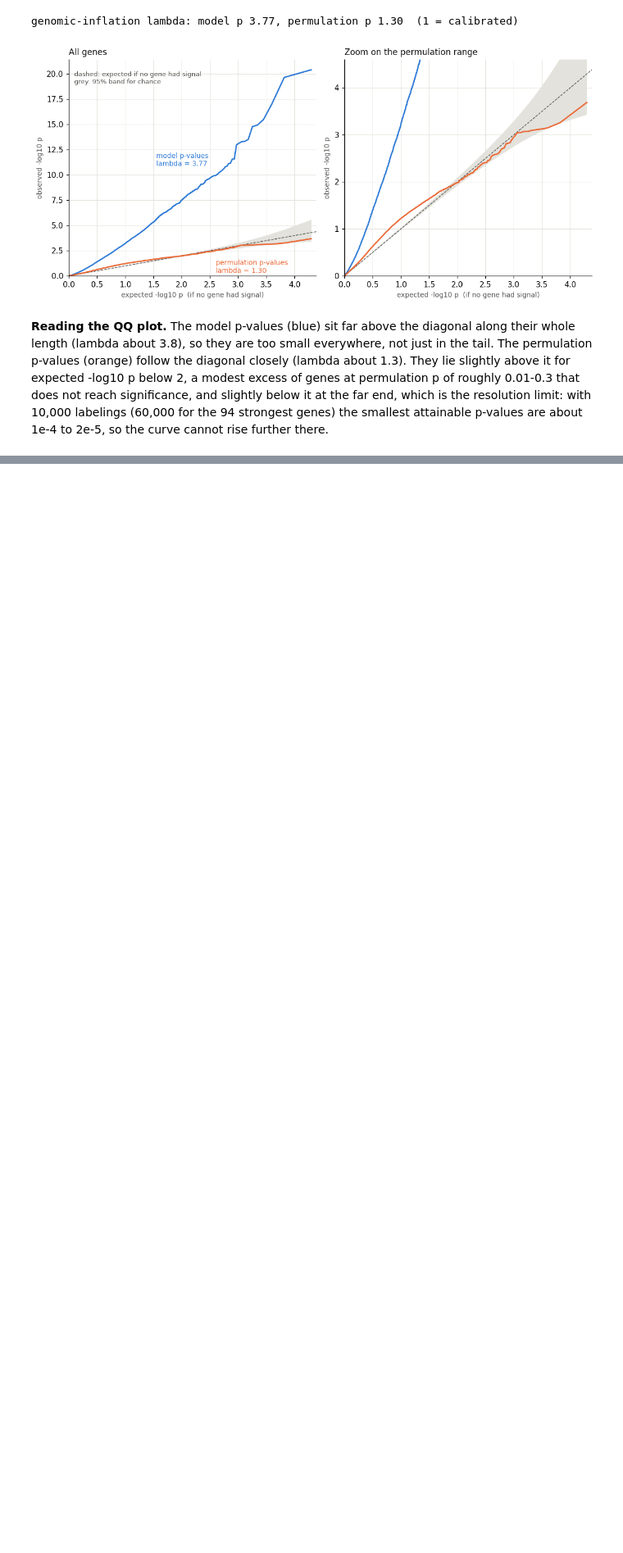
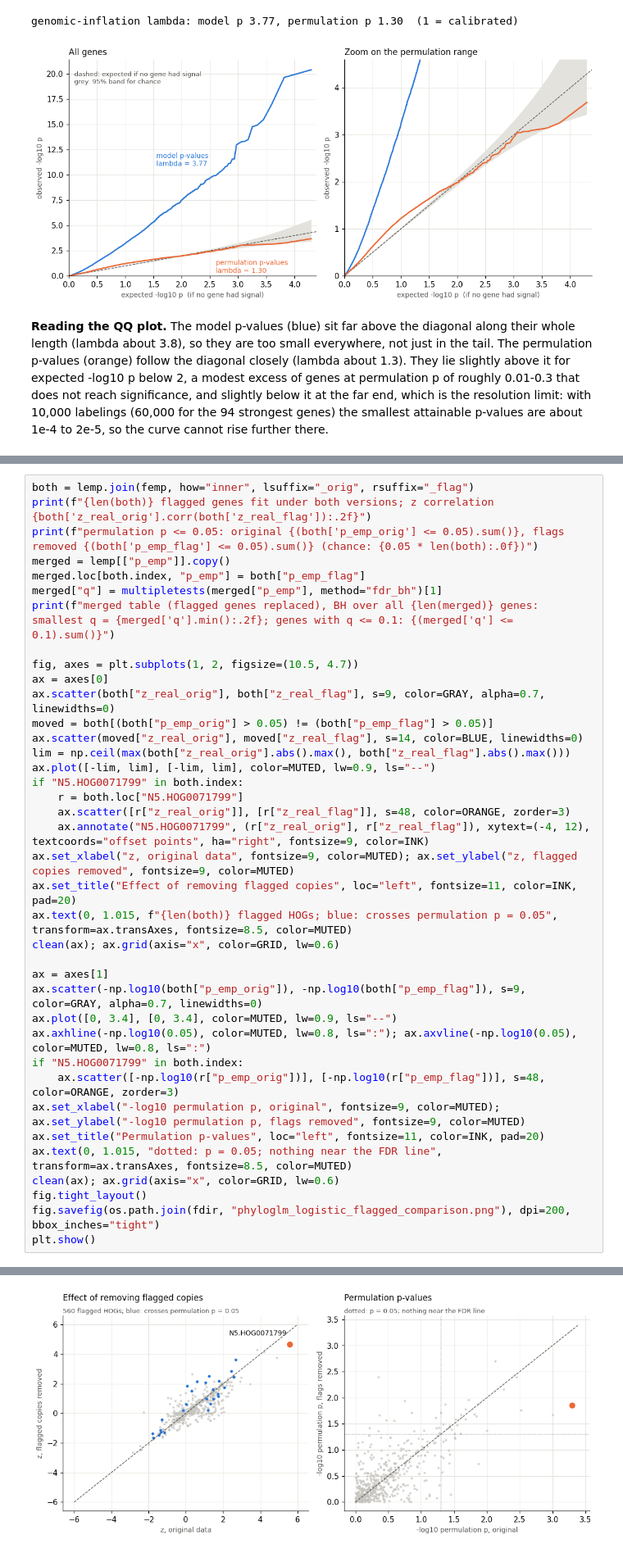
Before and after one commit to GordusLab/orb-selection, a Jupyter notebook: scripts/05_phyloglm/PhyloGLM Analysis.ipynb, the cells around one changed output, grey strips where cells are left out. Shown at 82% size. Saved outputs shown, nothing was run; the diff lists cells and outputs as text; blank space fills up the shorter version.

```diff
--- a/scripts/05_phyloglm/PhyloGLM Analysis.ipynb
+++ b/scripts/05_phyloglm/PhyloGLM Analysis.ipynb
@@ -360,0 +468,39 @@ the smallest attainable p-values are about 1e-4 to 2e-5, so the curve cannot ris
+# %%
+both = lemp.join(femp, how="inner", lsuffix="_orig", rsuffix="_flag")
+print(f"{len(both)} flagged genes fit under both versions; z correlation {both['z_real_orig'].corr(both['z_real_flag']):.2f}")
+print(f"permulation p <= 0.05: original {(both['p_emp_orig'] <= 0.05).sum()}, flags removed {(both['p_emp_flag'] <= 0.05).sum()} (chance: {0.05 * len(both):.0f})")
+merged = lemp[["p_emp"]].copy()
+merged.loc[both.index, "p_emp"] = both["p_emp_flag"]
+merged["q"] = multipletests(merged["p_emp"], method="fdr_bh")[1]
+print(f"merged table (flagged genes replaced), BH over all {len(merged)} genes: smallest q = {merged['q'].min():.2f}; genes with q <= 0.1: {(merged['q'] <= 0.1).sum()}")
+
+fig, axes = plt.subplots(1, 2, figsize=(10.5, 4.7))
+ax = axes[0]
+ax.scatter(both["z_real_orig"], both["z_real_flag"], s=9, color=GRAY, alpha=0.7, linewidths=0)
+moved = both[(both["p_emp_orig"] > 0.05) != (both["p_emp_flag"] > 0.05)]
+ax.scatter(moved["z_real_orig"], moved["z_real_flag"], s=14, color=BLUE, linewidths=0)
+lim = np.ceil(max(both["z_real_orig"].abs().max(), both["z_real_flag"].abs().max()))
+ax.plot([-lim, lim], [-lim, lim], color=MUTED, lw=0.9, ls="--")
+if "N5.HOG0071799" in both.index:
+    r = both.loc["N5.HOG0071799"]
+    ax.scatter([r["z_real_orig"]], [r["z_real_flag"]], s=48, color=ORANGE, zorder=3)
+    ax.annotate("N5.HOG0071799", (r["z_real_orig"], r["z_real_flag"]), xytext=(-4, 12), textcoords="offset points", ha="right", fontsize=9, color=INK)
+ax.set_xlabel("z, original data", fontsize=9, color=MUTED); ax.set_ylabel("z, flagged copies removed", fontsize=9, color=MUTED)
+ax.set_title("Effect of removing flagged copies", loc="left", fontsize=11, color=INK, pad=20)
+ax.text(0, 1.015, f"{len(both)} flagged HOGs; blue: crosses permulation p = 0.05", transform=ax.transAxes, fontsize=8.5, color=MUTED)
+clean(ax); ax.grid(axis="x", color=GRID, lw=0.6)
+
+ax = axes[1]
+ax.scatter(-np.log10(both["p_emp_orig"]), -np.log10(both["p_emp_flag"]), s=9, color=GRAY, alpha=0.7, linewidths=0)
+ax.plot([0, 3.4], [0, 3.4], color=MUTED, lw=0.9, ls="--")
+ax.axhline(-np.log10(0.05), color=MUTED, lw=0.8, ls=":"); ax.axvline(-np.log10(0.05), color=MUTED, lw=0.8, ls=":")
+if "N5.HOG0071799" in both.index:
+    ax.scatter([-np.log10(r["p_emp_orig"])], [-np.log10(r["p_emp_flag"])], s=48, color=ORANGE, zorder=3)
+ax.set_xlabel("-log10 permulation p, original", fontsize=9, color=MUTED); ax.set_ylabel("-log10 permulation p, flags removed", fontsize=9, color=MUTED)
+ax.set_title("Permulation p-values", loc="left", fontsize=11, color=INK, pad=20)
+ax.text(0, 1.015, "dotted: p = 0.05; nothing near the FDR line", transform=ax.transAxes, fontsize=8.5, color=MUTED)
+clean(ax); ax.grid(axis="x", color=GRID, lw=0.6)
+fig.tight_layout()
+fig.savefig(os.path.join(fdir, "phyloglm_logistic_flagged_comparison.png"), dpi=200, bbox_inches="tight")
+plt.show()
+# %% [output]
@@ -360,0 +510 @@ the smallest attainable p-values are about 1e-4 to 2e-5, so the curve cannot ris
+[figure, added]
```
Also changed, not shown: parts of 5 cells of this notebook, 9 other files.
